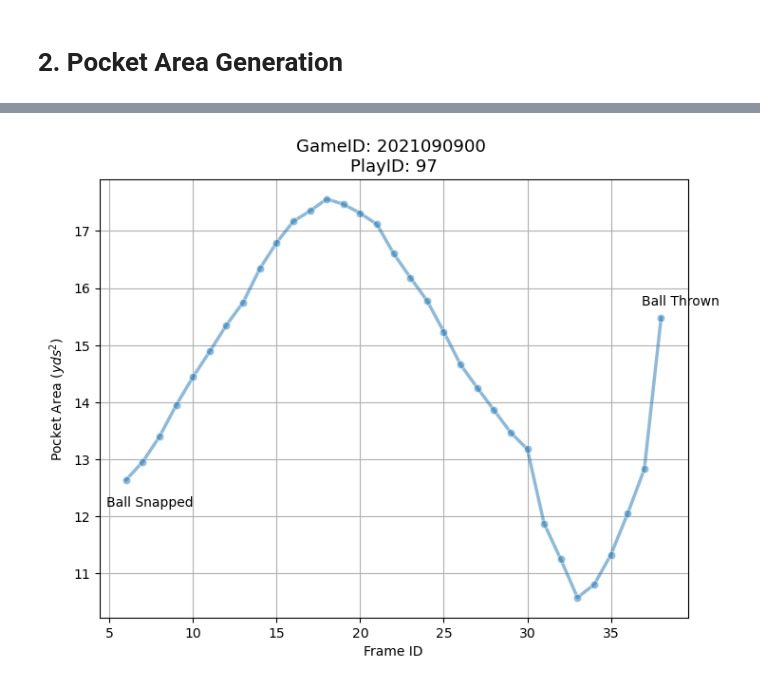
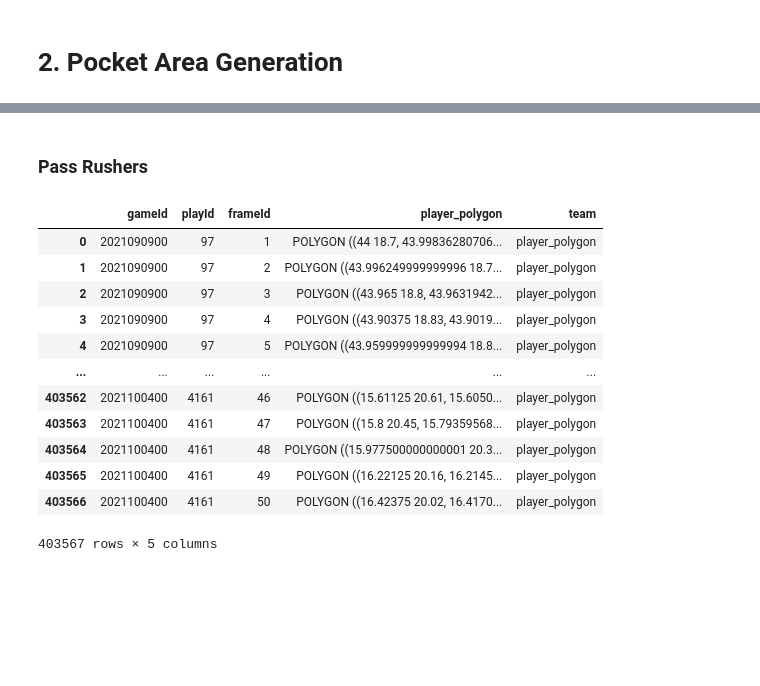
Before and after one commit to mroreo/nfl-big-data-bowl-2023, a Jupyter notebook: pocket_area_analysis_v2.ipynb, the cells around one changed output, grey strips where cells are left out. Drawn from its saved outputs; the diff is of its cells as text; code cells hidden in the pictures; blank space fills up the shorter version.

```diff
--- a/pocket_area_analysis_v2.ipynb
+++ b/pocket_area_analysis_v2.ipynb
@@ -301,16 +330,18 @@ pocket_area_df_subset = pocket_area_df.query('(gameId == @gameId) & (playId == @
-# %%
-fig, ax = plt.subplots(1,1, figsize=(8,6))
-sns.lineplot(x=pocket_area_df_subset['frameId'], y=pocket_area_df_subset['pocket_area'], linewidth=2.5, ax=ax, marker='o', alpha=0.5)
-ax.set_ylabel(r"Pocket Area $(yds^{2})$", size=10)
-ax.set_xlabel('Frame ID', size=10)
-ax.set_title(f'GameID: {gameId} \nPlayID: {playId}', size=13)
-ax.grid()
-ax.annotate('Ball Snapped',
-            xy=(pocket_area_df_subset['frameId'].values[0], pocket_area_df_subset['pocket_area'].values[0]), xycoords='data',
-            xytext=(-15, -20), textcoords='offset points')
-ax.annotate('Ball Thrown',
-            xy=(pocket_area_df_subset['frameId'].values[-1], pocket_area_df_subset['pocket_area'].values[-1]), xycoords='data',
-            xytext=(-15, 10), textcoords='offset points')
-plt.show()
-# %% [output]
-[figure, removed]
+# %% [markdown]
+### Pass Rushers
+# %%
+pass_rushers_append_polygon
+# %% [output]
+|  | gameId | playId | frameId | player_polygon | team |
+| 0 | 2021090900 | 97 | 1 | POLYGON ((44 18.7, 43.99836280706... | player_polygon |
+| 1 | 2021090900 | 97 | 2 | POLYGON ((43.996249999999996 18.7... | player_polygon |
+| 2 | 2021090900 | 97 | 3 | POLYGON ((43.965 18.8, 43.9631942... | player_polygon |
+| 3 | 2021090900 | 97 | 4 | POLYGON ((43.90375 18.83, 43.9019... | player_polygon |
+| 4 | 2021090900 | 97 | 5 | POLYGON ((43.959999999999994 18.8... | player_polygon |
+| ... | ... | ... | ... | ... | ... |
+| 403562 | 2021100400 | 4161 | 46 | POLYGON ((15.61125 20.61, 15.6050... | player_polygon |
+| 403563 | 2021100400 | 4161 | 47 | POLYGON ((15.8 20.45, 15.79359568... | player_polygon |
+| 403564 | 2021100400 | 4161 | 48 | POLYGON ((15.977500000000001 20.3... | player_polygon |
+| 403565 | 2021100400 | 4161 | 49 | POLYGON ((16.22125 20.16, 16.2145... | player_polygon |
+| 403566 | 2021100400 | 4161 | 50 | POLYGON ((16.42375 20.02, 16.4170... | player_polygon |
+403567 rows × 5 columns
```
Also changed, not shown: parts of 20 cells of this notebook, 48 other files.
